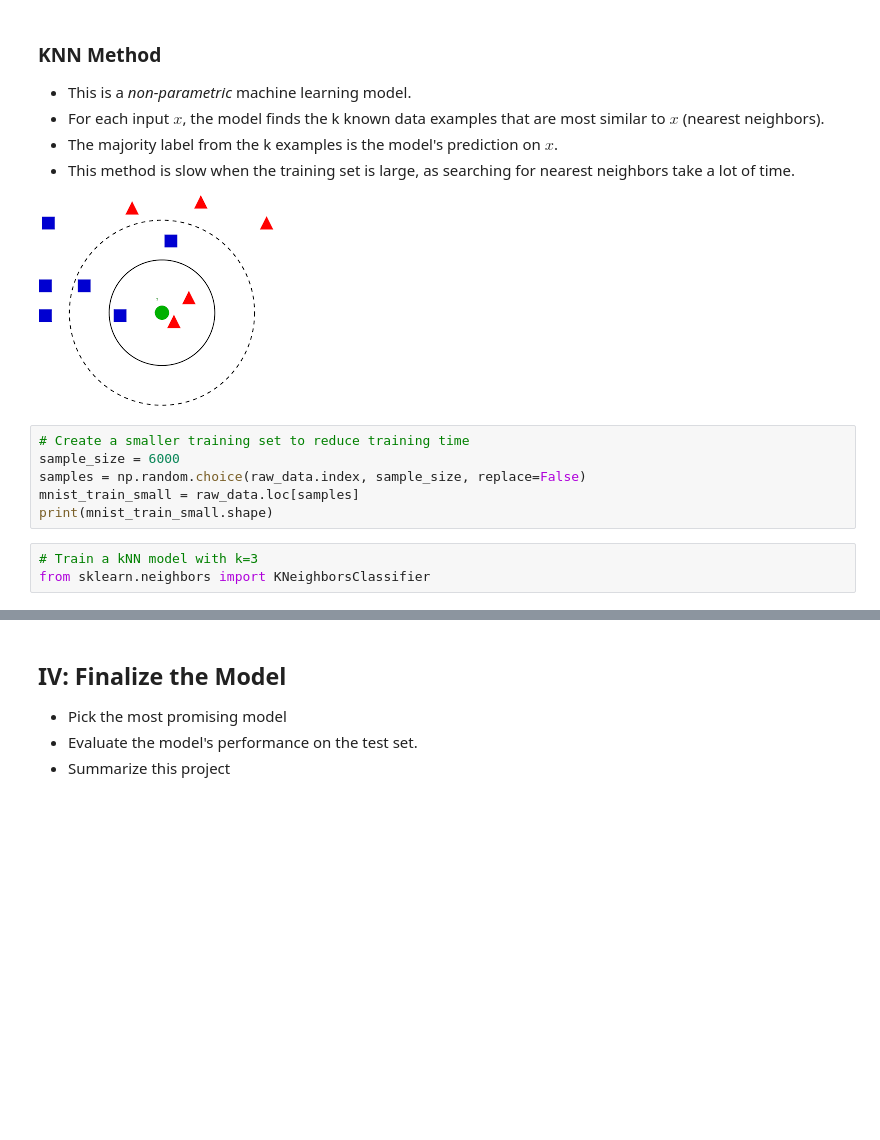
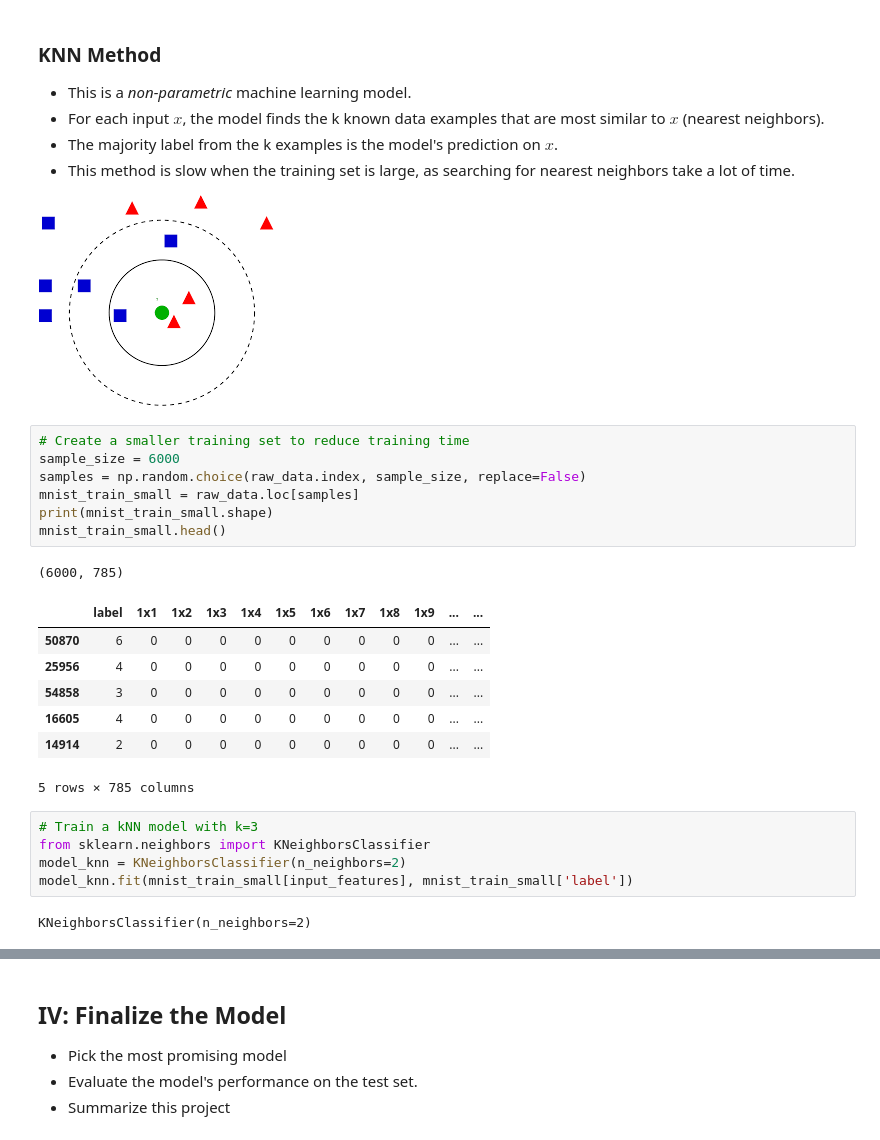
Before and after one commit to ch00226855/CMP414765Fall2022, a Jupyter notebook: Week08_ImageClassification_Completed.ipynb, the cells around one changed output, grey strips where cells are left out. Saved outputs shown, nothing was run; the diff lists cells and outputs as text; blank space fills up the shorter version.

```diff
--- a/Week08_ImageClassification_Completed.ipynb
+++ b/Week08_ImageClassification_Completed.ipynb
@@ -210,11 +293,25 @@ from sklearn.svm import LinearSVC
 # %%
 # Create a smaller training set to reduce training time
 sample_size = 6000
 samples = np.random.choice(raw_data.index, sample_size, replace=False)
 mnist_train_small = raw_data.loc[samples]
 print(mnist_train_small.shape)
+mnist_train_small.head()
+# %% [output]
+(6000, 785)
+|  | label | 1x1 | 1x2 | 1x3 | 1x4 | 1x5 | 1x6 | 1x7 | 1x8 | 1x9 | ... | ... |
+| 50870 | 6 | 0 | 0 | 0 | 0 | 0 | 0 | 0 | 0 | 0 | ... | ... |
+| 25956 | 4 | 0 | 0 | 0 | 0 | 0 | 0 | 0 | 0 | 0 | ... | ... |
+| 54858 | 3 | 0 | 0 | 0 | 0 | 0 | 0 | 0 | 0 | 0 | ... | ... |
+| 16605 | 4 | 0 | 0 | 0 | 0 | 0 | 0 | 0 | 0 | 0 | ... | ... |
+| 14914 | 2 | 0 | 0 | 0 | 0 | 0 | 0 | 0 | 0 | 0 | ... | ... |
+5 rows × 785 columns
 # %%
 # Train a kNN model with k=3
 from sklearn.neighbors import KNeighborsClassifier
+model_knn = KNeighborsClassifier(n_neighbors=2)
+model_knn.fit(mnist_train_small[input_features], mnist_train_small['label'])
+# %% [output]
+KNeighborsClassifier(n_neighbors=2)
 # %%
 # Measure this model's performance on the validation set.
```
Also changed, not shown: parts of 13 cells of this notebook.
